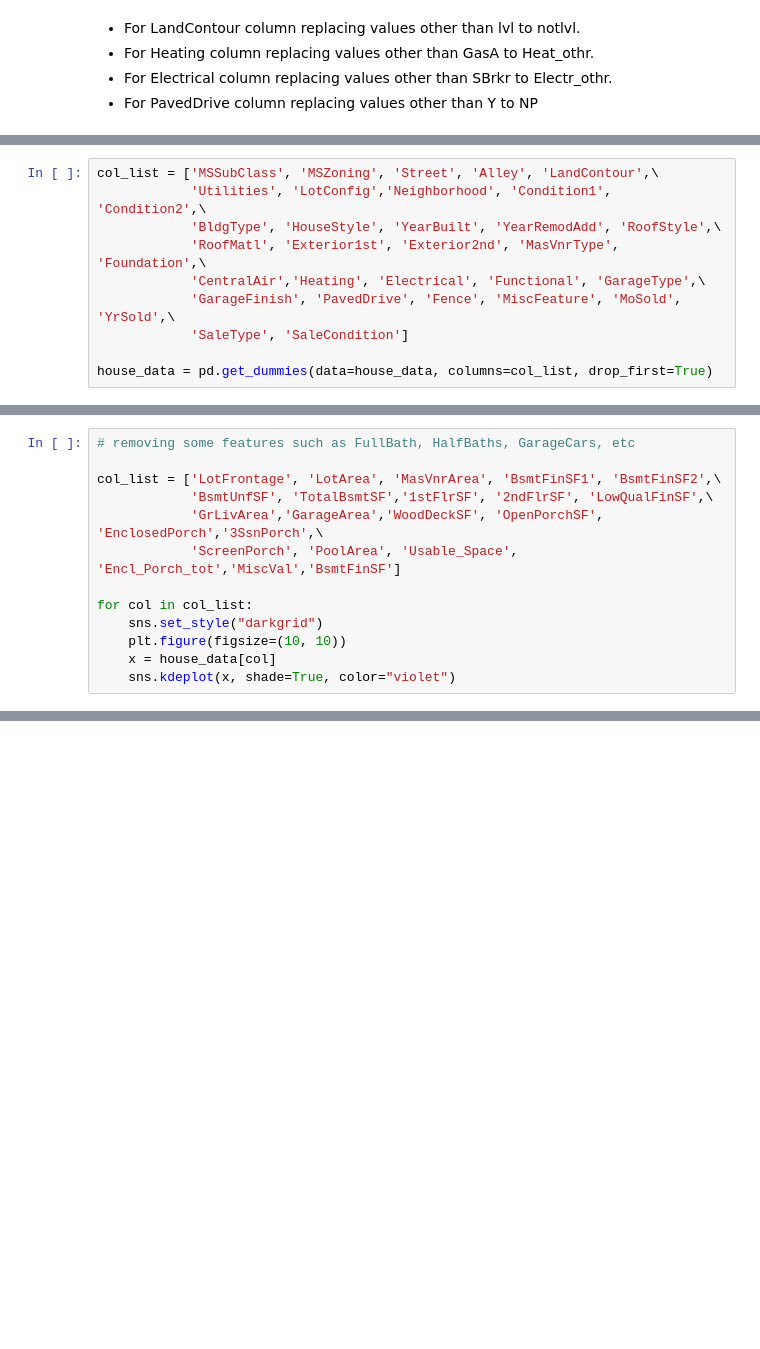
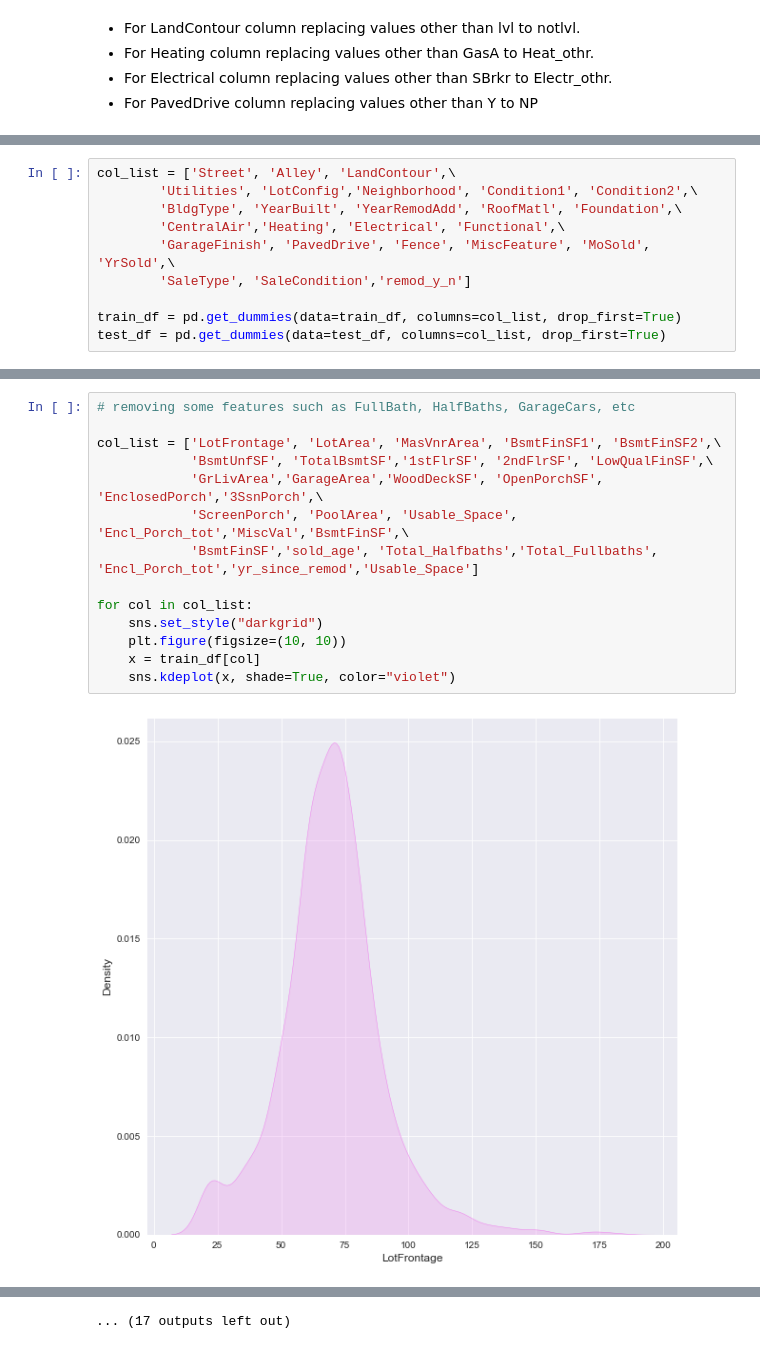
Before and after one commit to suhitasva/ML_Project, a Jupyter notebook: LR_models.ipynb, the cells around one changed output, grey strips where cells are left out. Cells and saved outputs as stored; diff of their text form; blank space fills up the shorter version.

```diff
--- a/LR_models.ipynb
+++ b/LR_models.ipynb
@@ -241,11 +249,11 @@ print(house_data.shape)
 # %%
-col_list = ['MSSubClass', 'MSZoning', 'Street', 'Alley', 'LandContour',\
-            'Utilities', 'LotConfig','Neighborhood', 'Condition1', 'Condition2',\
-            'BldgType', 'HouseStyle', 'YearBuilt', 'YearRemodAdd', 'RoofStyle',\
-            'RoofMatl', 'Exterior1st', 'Exterior2nd', 'MasVnrType', 'Foundation',\
-            'CentralAir','Heating', 'Electrical', 'Functional', 'GarageType',\
-            'GarageFinish', 'PavedDrive', 'Fence', 'MiscFeature', 'MoSold', 'YrSold',\
-            'SaleType', 'SaleCondition']
+col_list = ['Street', 'Alley', 'LandContour',\
+        'Utilities', 'LotConfig','Neighborhood', 'Condition1', 'Condition2',\
+        'BldgType', 'YearBuilt', 'YearRemodAdd', 'RoofMatl', 'Foundation',\
+        'CentralAir','Heating', 'Electrical', 'Functional',\
+        'GarageFinish', 'PavedDrive', 'Fence', 'MiscFeature', 'MoSold', 'YrSold',\
+        'SaleType', 'SaleCondition','remod_y_n']
 
-house_data = pd.get_dummies(data=house_data, columns=col_list, drop_first=True)
+train_df = pd.get_dummies(data=train_df, columns=col_list, drop_first=True)
+test_df = pd.get_dummies(data=test_df, columns=col_list, drop_first=True)
 # %%
@@ -257,13 +264,0 @@ print(house_data.shape)
-# %%
-# removing some features such as FullBath, HalfBaths, GarageCars, etc
-
-col_list = ['LotFrontage', 'LotArea', 'MasVnrArea', 'BsmtFinSF1', 'BsmtFinSF2',\
-            'BsmtUnfSF', 'TotalBsmtSF','1stFlrSF', '2ndFlrSF', 'LowQualFinSF',\
-            'GrLivArea','GarageArea','WoodDeckSF', 'OpenPorchSF', 'EnclosedPorch','3SsnPorch',\
-            'ScreenPorch', 'PoolArea', 'Usable_Space', 'Encl_Porch_tot','MiscVal','BsmtFinSF']
-
-for col in col_list:
-    sns.set_style("darkgrid")
-    plt.figure(figsize=(10, 10))
-    x = house_data[col]
-    sns.kdeplot(x, shade=True, color="violet")
@@ -340,0 +267,16 @@ RMSE
+# %%
+# removing some features such as FullBath, HalfBaths, GarageCars, etc
+
+col_list = ['LotFrontage', 'LotArea', 'MasVnrArea', 'BsmtFinSF1', 'BsmtFinSF2',\
+            'BsmtUnfSF', 'TotalBsmtSF','1stFlrSF', '2ndFlrSF', 'LowQualFinSF',\
+            'GrLivArea','GarageArea','WoodDeckSF', 'OpenPorchSF', 'EnclosedPorch','3SsnPorch',\
+            'ScreenPorch', 'PoolArea', 'Usable_Space', 'Encl_Porch_tot','MiscVal','BsmtFinSF',\
+            'BsmtFinSF','sold_age', 'Total_Halfbaths','Total_Fullbaths', 'Encl_Porch_tot','yr_since_remod','Usable_Space']
+
+for col in col_list:
+    sns.set_style("darkgrid")
+    plt.figure(figsize=(10, 10))
+    x = train_df[col]
+    sns.kdeplot(x, shade=True, color="violet")
+# %% [output]
+[figure, added]
@@ -340,0 +294 @@ RMSE
+... (17 outputs left out)
```
Also changed, not shown: parts of 81 cells of this notebook.
